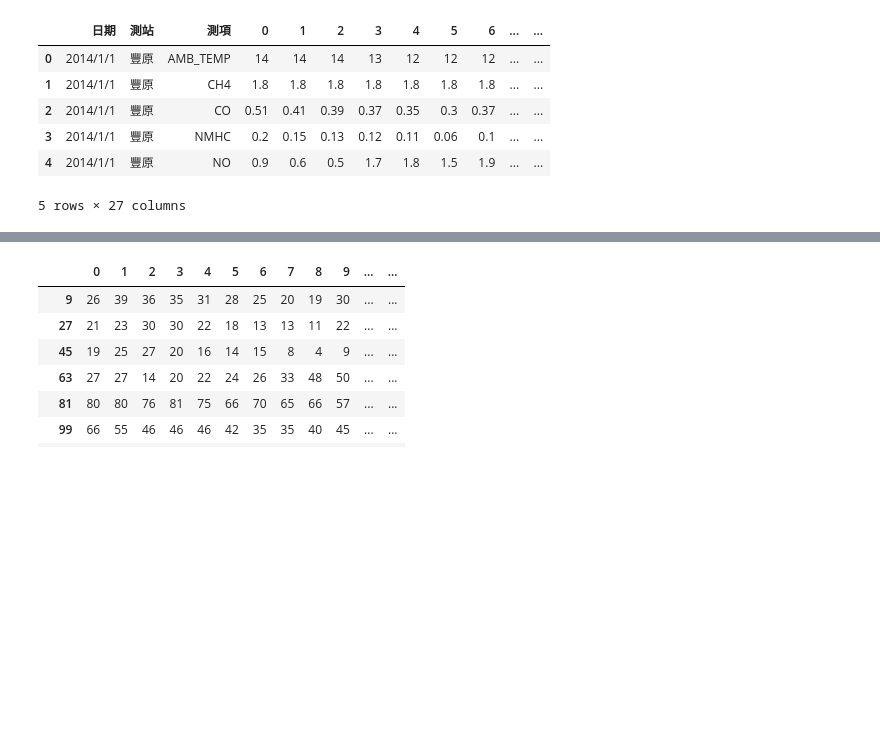
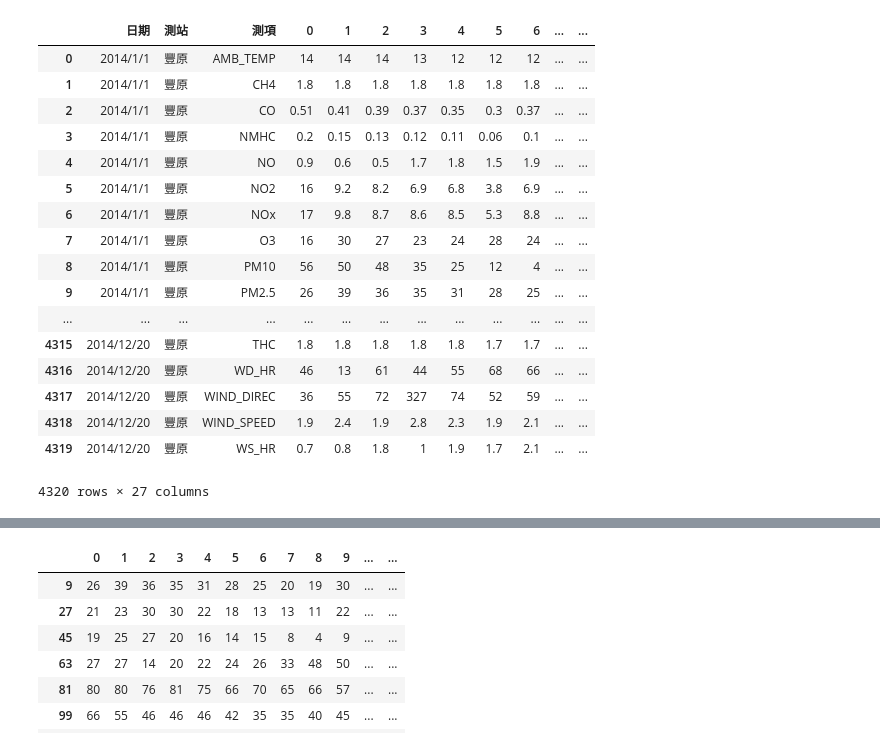
Before and after one commit to thereishudi/ML-HW2, a Jupyter notebook: Predict PM2.5.ipynb, the cells around one changed output, grey strips where cells are left out. Cells and saved outputs as stored; diff of their text form; code cells hidden in the pictures; blank space fills up the shorter version.

```diff
--- a/Predict PM2.5.ipynb
+++ b/Predict PM2.5.ipynb
@@ -6,15 +5,26 @@ import csv
 # %%
 train_data = pd.read_csv('train.csv',encoding='big5')
 # %%
-train_data.head()
+train_data
 # %% [output]
 |  | 日期 | 測站 | 測項 | 0 | 1 | 2 | 3 | 4 | 5 | 6 | ... | ... |
 | 0 | 2014/1/1 | 豐原 | AMB_TEMP | 14 | 14 | 14 | 13 | 12 | 12 | 12 | ... | ... |
 | 1 | 2014/1/1 | 豐原 | CH4 | 1.8 | 1.8 | 1.8 | 1.8 | 1.8 | 1.8 | 1.8 | ... | ... |
 | 2 | 2014/1/1 | 豐原 | CO | 0.51 | 0.41 | 0.39 | 0.37 | 0.35 | 0.3 | 0.37 | ... | ... |
 | 3 | 2014/1/1 | 豐原 | NMHC | 0.2 | 0.15 | 0.13 | 0.12 | 0.11 | 0.06 | 0.1 | ... | ... |
 | 4 | 2014/1/1 | 豐原 | NO | 0.9 | 0.6 | 0.5 | 1.7 | 1.8 | 1.5 | 1.9 | ... | ... |
+| 5 | 2014/1/1 | 豐原 | NO2 | 16 | 9.2 | 8.2 | 6.9 | 6.8 | 3.8 | 6.9 | ... | ... |
+| 6 | 2014/1/1 | 豐原 | NOx | 17 | 9.8 | 8.7 | 8.6 | 8.5 | 5.3 | 8.8 | ... | ... |
+| 7 | 2014/1/1 | 豐原 | O3 | 16 | 30 | 27 | 23 | 24 | 28 | 24 | ... | ... |
+| 8 | 2014/1/1 | 豐原 | PM10 | 56 | 50 | 48 | 35 | 25 | 12 | 4 | ... | ... |
+| 9 | 2014/1/1 | 豐原 | PM2.5 | 26 | 39 | 36 | 35 | 31 | 28 | 25 | ... | ... |
+| ... | ... | ... | ... | ... | ... | ... | ... | ... | ... | ... | ... | ... |
+| 4315 | 2014/12/20 | 豐原 | THC | 1.8 | 1.8 | 1.8 | 1.8 | 1.8 | 1.7 | 1.7 | ... | ... |
+| 4316 | 2014/12/20 | 豐原 | WD_HR | 46 | 13 | 61 | 44 | 55 | 68 | 66 | ... | ... |
+| 4317 | 2014/12/20 | 豐原 | WIND_DIREC | 36 | 55 | 72 | 327 | 74 | 52 | 59 | ... | ... |
+| 4318 | 2014/12/20 | 豐原 | WIND_SPEED | 1.9 | 2.4 | 1.9 | 2.8 | 2.3 | 1.9 | 2.1 | ... | ... |
+| 4319 | 2014/12/20 | 豐原 | WS_HR | 0.7 | 0.8 | 1.8 | 1 | 1.9 | 1.7 | 2.1 | ... | ... |
-5 rows × 27 columns
+4320 rows × 27 columns
 # %%
 '''提取出所有PM2.5的数据'''
 PM2_5data = train_data[train_data['測項'] == 'PM2.5']
```
Also changed, not shown: parts of 16 cells of this notebook.
